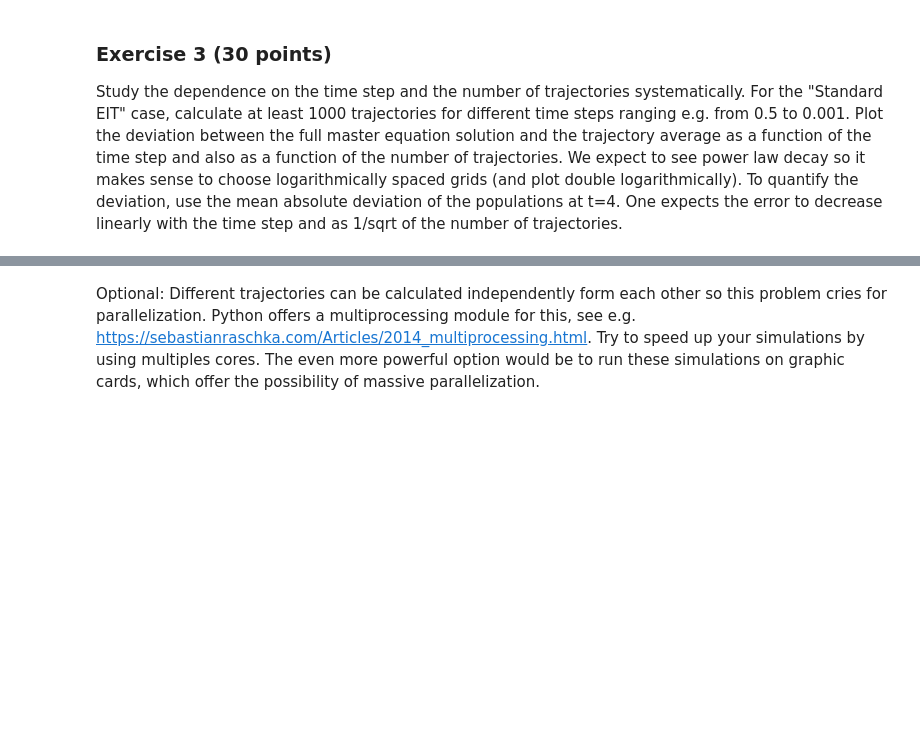
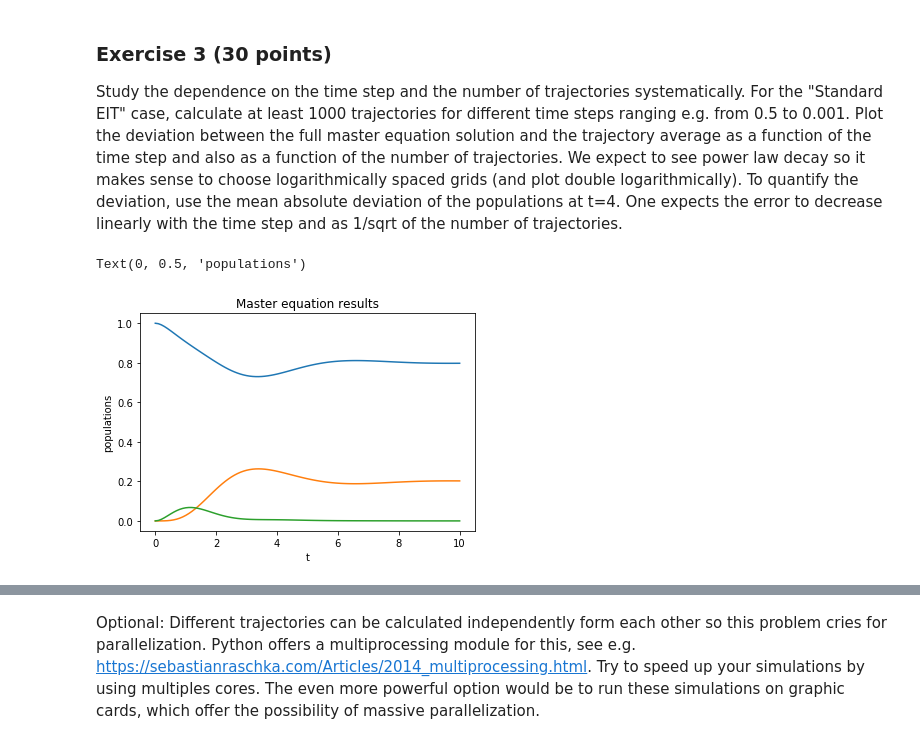
Before and after one commit to ml4cdeca/ComputationalQuantumDynamics, a Jupyter notebook: blatt10/exercise10.ipynb, the cells around one changed output, grey strips where cells are left out. Cells and saved outputs as stored; diff of their text form; code cells hidden in the pictures; blank space fills up the shorter version.

```diff
--- a/blatt10/exercise10.ipynb
+++ b/blatt10/exercise10.ipynb
@@ -189,3 +195,14 @@ Text(0.5, 0, 't')
 ### Exercise 3 (30 points)
 
 Study the dependence on the time step and the number of trajectories systematically. For the "Standard EIT" case, calculate at least 1000 trajectories for different time steps ranging e.g. from 0.5 to 0.001. Plot the deviation between the full master equation solution and the trajectory average as a function of the time step and also as a function of the number of trajectories. We expect to see power law decay so it makes sense to choose logarithmically spaced grids (and plot double logarithmically). To quantify the deviation, use the mean absolute deviation of the populations at t=4. One expects the error to decrease linearly with the time step and as 1/sqrt of the number of trajectories.
+# %%
+tMaster=np.arange(0,10.1,0.1)
+plt.plot(t,master[:,0,0].real)
+plt.plot(t,master[:,1,1].real)
+plt.plot(t,master[:,2,2].real)
+plt.title('Master equation results')
+plt.xlabel('t')
+plt.ylabel('populations')
+# %% [output]
+Text(0, 0.5, 'populations')
+[figure, added]
```
Also changed, not shown: parts of 11 cells of this notebook, 2 other files.
